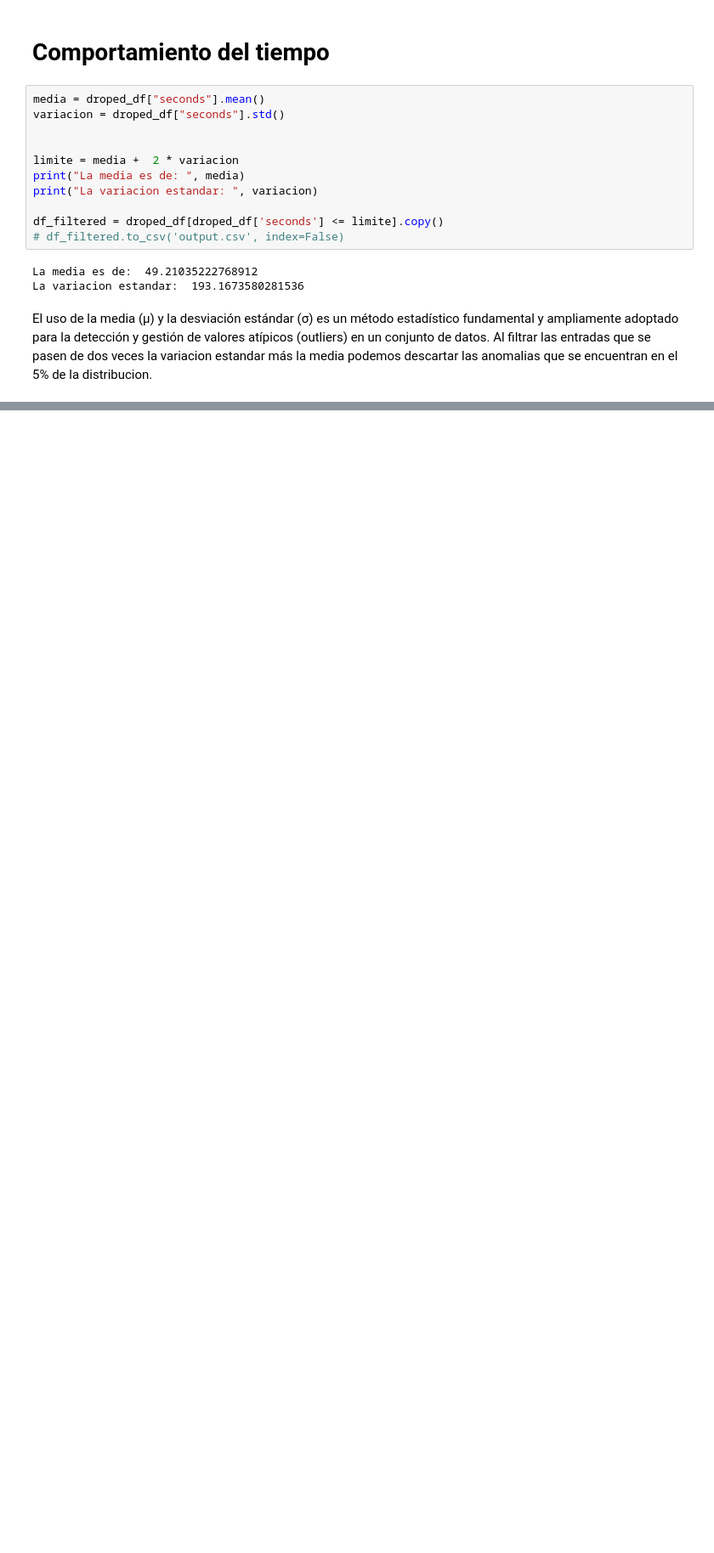
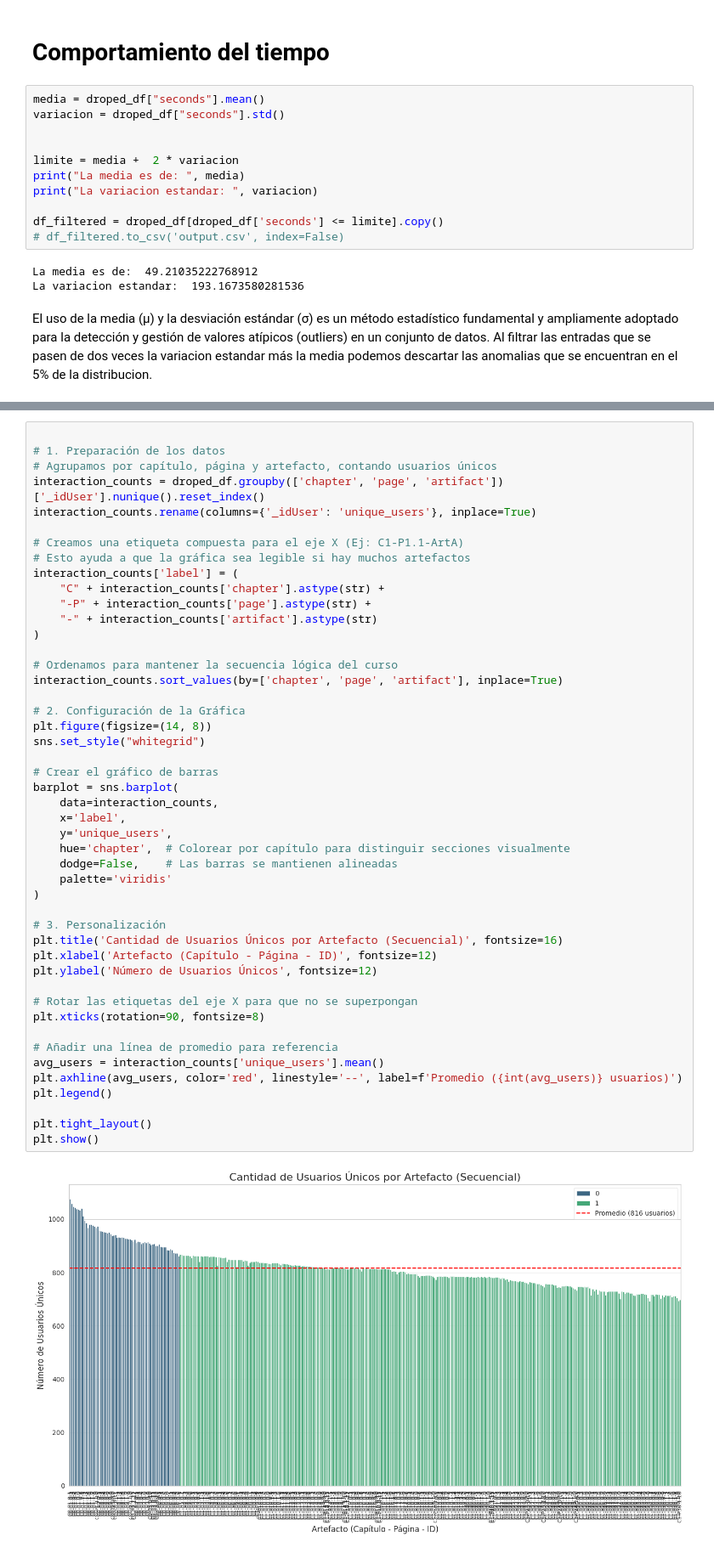
Before and after one commit to freddygl3/CienciaDatos, a Jupyter notebook: Fragateando2.ipynb, the cells around one changed output, grey strips where cells are left out. Shown: that part at 85% size. Cells and saved outputs as stored; diff of their text form; blank space fills up the shorter version.

Commit message:
grafica de capitulo pagina artefacto por usuario

```diff
--- a/Fragateando2.ipynb
+++ b/Fragateando2.ipynb
@@ -297,0 +293,49 @@ El uso de la media (μ) y la desviación estándar (σ) es un método estadísti
+# %%
+
+# 1. Preparación de los datos
+# Agrupamos por capítulo, página y artefacto, contando usuarios únicos
+interaction_counts = droped_df.groupby(['chapter', 'page', 'artifact'])['_idUser'].nunique().reset_index()
+interaction_counts.rename(columns={'_idUser': 'unique_users'}, inplace=True)
+
+# Creamos una etiqueta compuesta para el eje X (Ej: C1-P1.1-ArtA)
+# Esto ayuda a que la gráfica sea legible si hay muchos artefactos
+interaction_counts['label'] = (
+    "C" + interaction_counts['chapter'].astype(str) +
+    "-P" + interaction_counts['page'].astype(str) +
+    "-" + interaction_counts['artifact'].astype(str)
+)
+
+# Ordenamos para mantener la secuencia lógica del curso
+interaction_counts.sort_values(by=['chapter', 'page', 'artifact'], inplace=True)
+
+# 2. Configuración de la Gráfica
+plt.figure(figsize=(14, 8))
+sns.set_style("whitegrid")
+
+# Crear el gráfico de barras
+barplot = sns.barplot(
+    data=interaction_counts,
+    x='label',
+    y='unique_users',
+    hue='chapter',  # Colorear por capítulo para distinguir secciones visualmente
+    dodge=False,    # Las barras se mantienen alineadas
+    palette='viridis'
+)
+
+# 3. Personalización
+plt.title('Cantidad de Usuarios Únicos por Artefacto (Secuencial)', fontsize=16)
+plt.xlabel('Artefacto (Capítulo - Página - ID)', fontsize=12)
+plt.ylabel('Número de Usuarios Únicos', fontsize=12)
+
+# Rotar las etiquetas del eje X para que no se superpongan
+plt.xticks(rotation=90, fontsize=8)
+
+# Añadir una línea de promedio para referencia
+avg_users = interaction_counts['unique_users'].mean()
+plt.axhline(avg_users, color='red', linestyle='--', label=f'Promedio ({int(avg_users)} usuarios)')
+plt.legend()
+
+plt.tight_layout()
+plt.show()
+# %% [output]
+[figure, added]
```
Also changed, not shown: parts of 4 cells of this notebook.
